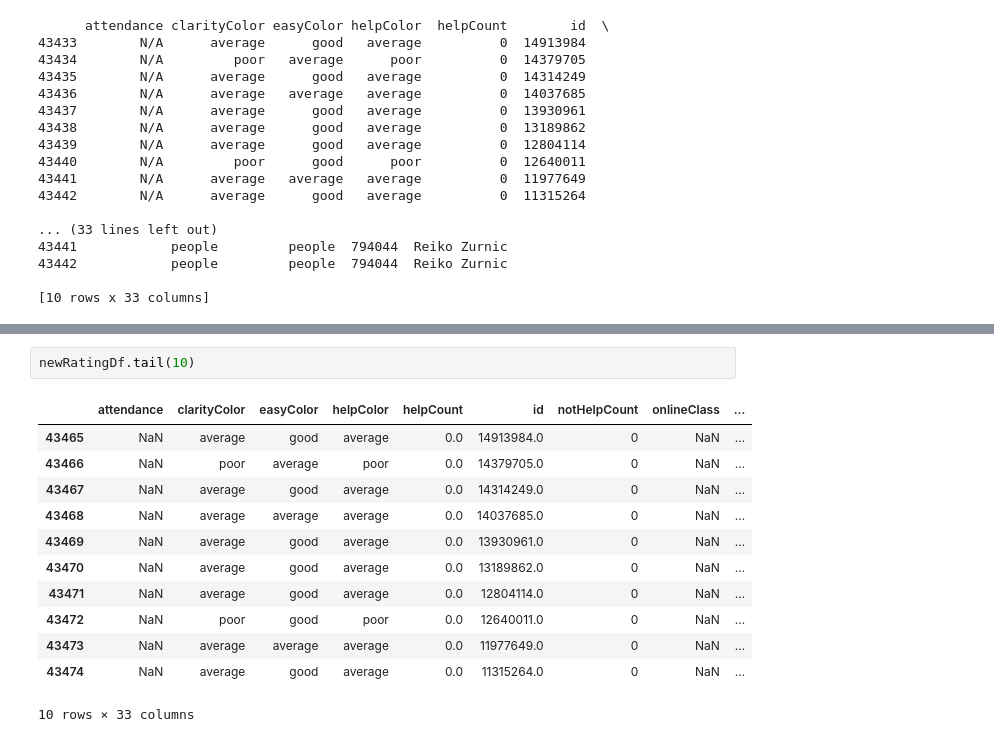
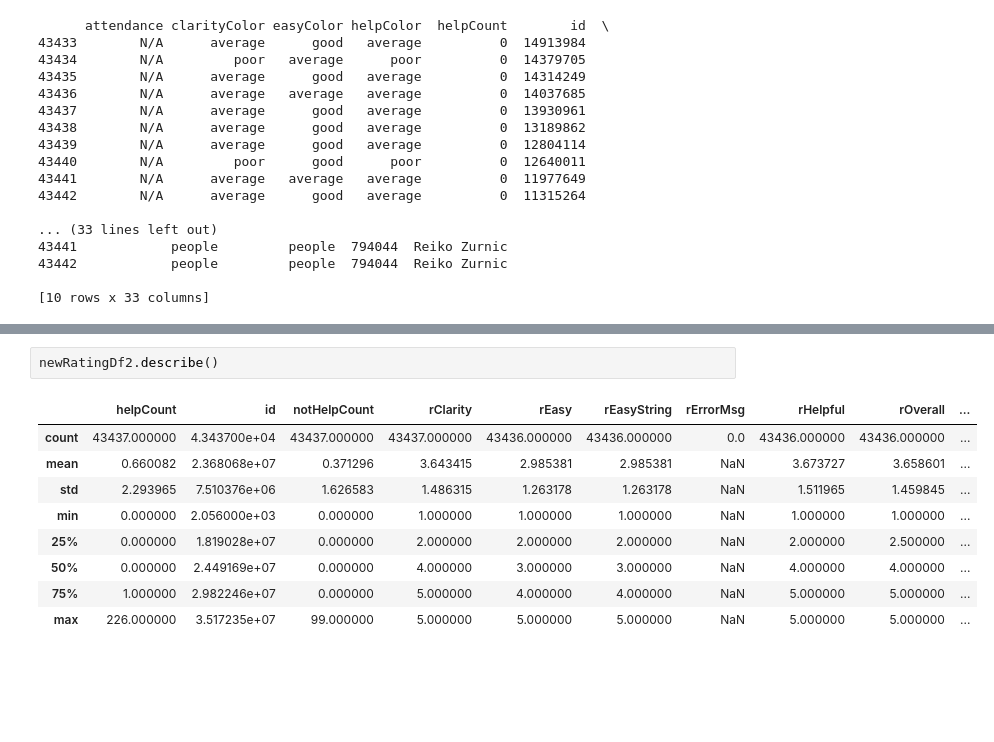
Before and after one commit to PoliNemkova/NLP-project, a Jupyter notebook: DataGathering.ipynb, the cells around one changed output, grey strips where cells are left out. Cells and saved outputs as stored; diff of their text form; blank space fills up the shorter version.

```diff
--- a/DataGathering.ipynb
+++ b/DataGathering.ipynb
@@ -186,15 +166,12 @@ print(newRatingDf[50:55])
-# %%
-newRatingDf.tail(10)
-# %% [output]
-|  | attendance | clarityColor | easyColor | helpColor | helpCount | id | notHelpCount | onlineClass | ... |
-| 43465 | NaN | average | good | average | 0.0 | 14913984.0 | 0 | NaN | ... |
-| 43466 | NaN | poor | average | poor | 0.0 | 14379705.0 | 0 | NaN | ... |
-| 43467 | NaN | average | good | average | 0.0 | 14314249.0 | 0 | NaN | ... |
-| 43468 | NaN | average | average | average | 0.0 | 14037685.0 | 0 | NaN | ... |
-| 43469 | NaN | average | good | average | 0.0 | 13930961.0 | 0 | NaN | ... |
-| 43470 | NaN | average | good | average | 0.0 | 13189862.0 | 0 | NaN | ... |
-| 43471 | NaN | average | good | average | 0.0 | 12804114.0 | 0 | NaN | ... |
-| 43472 | NaN | poor | good | poor | 0.0 | 12640011.0 | 0 | NaN | ... |
-| 43473 | NaN | average | average | average | 0.0 | 11977649.0 | 0 | NaN | ... |
-| 43474 | NaN | average | good | average | 0.0 | 11315264.0 | 0 | NaN | ... |
-10 rows × 33 columns
+# %%
+newRatingDf2.describe()
+# %% [output]
+|  | helpCount | id | notHelpCount | rClarity | rEasy | rEasyString | rErrorMsg | rHelpful | rOverall | ... |
+| count | 43437.000000 | 4.343700e+04 | 43437.000000 | 43437.000000 | 43436.000000 | 43436.000000 | 0.0 | 43436.000000 | 43436.000000 | ... |
+| mean | 0.660082 | 2.368068e+07 | 0.371296 | 3.643415 | 2.985381 | 2.985381 | NaN | 3.673727 | 3.658601 | ... |
+| std | 2.293965 | 7.510376e+06 | 1.626583 | 1.486315 | 1.263178 | 1.263178 | NaN | 1.511965 | 1.459845 | ... |
+| min | 0.000000 | 2.056000e+03 | 0.000000 | 1.000000 | 1.000000 | 1.000000 | NaN | 1.000000 | 1.000000 | ... |
+| 25% | 0.000000 | 1.819028e+07 | 0.000000 | 2.000000 | 2.000000 | 2.000000 | NaN | 2.000000 | 2.500000 | ... |
+| 50% | 0.000000 | 2.449169e+07 | 0.000000 | 4.000000 | 3.000000 | 3.000000 | NaN | 4.000000 | 4.000000 | ... |
+| 75% | 1.000000 | 2.982246e+07 | 0.000000 | 5.000000 | 4.000000 | 4.000000 | NaN | 5.000000 | 5.000000 | ... |
+| max | 226.000000 | 3.517235e+07 | 99.000000 | 5.000000 | 5.000000 | 5.000000 | NaN | 5.000000 | 5.000000 | ... |
```
Also changed, not shown: parts of 6 cells of this notebook, 2 other files.
